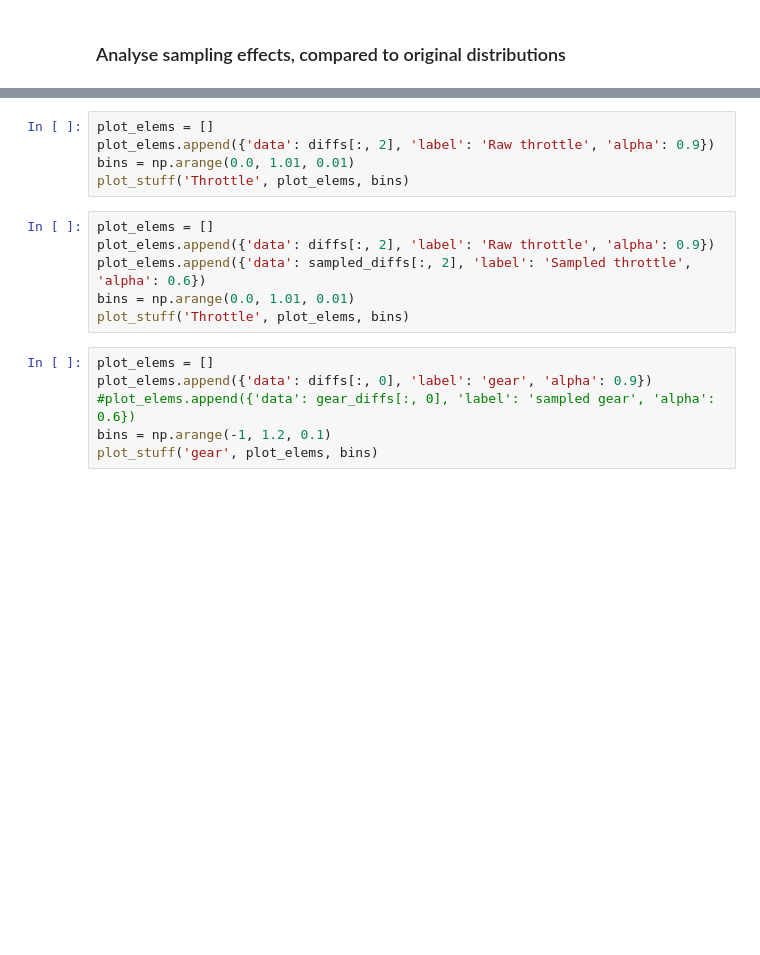
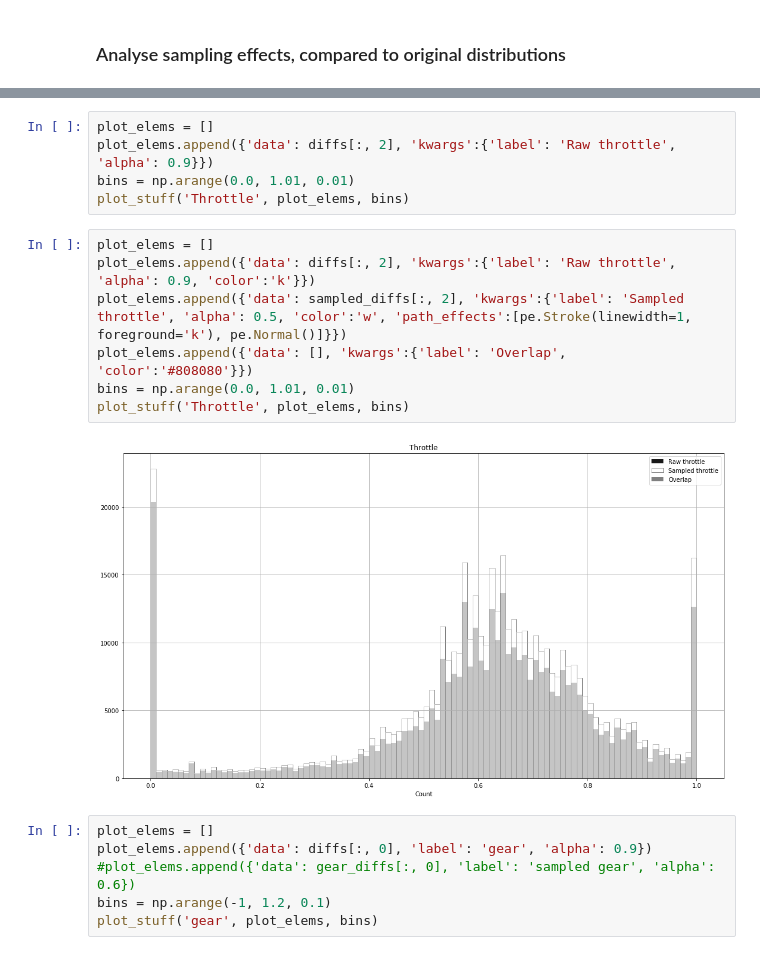
Before and after one commit to martinliivak/RCSnail-AI, a Jupyter notebook: notebooks/generator_data_preparator.ipynb, the cells around one changed output, grey strips where cells are left out. Saved outputs shown, nothing was run; the diff lists cells and outputs as text; blank space fills up the shorter version.

```diff
--- a/notebooks/generator_data_preparator.ipynb
+++ b/notebooks/generator_data_preparator.ipynb
@@ -353,14 +370,17 @@ plot_stuff('Steering', plot_elems, bins)
 # %%
 plot_elems = []
-plot_elems.append({'data': diffs[:, 2], 'label': 'Raw throttle', 'alpha': 0.9})
+plot_elems.append({'data': diffs[:, 2], 'kwargs':{'label': 'Raw throttle', 'alpha': 0.9}})
 bins = np.arange(0.0, 1.01, 0.01)
 plot_stuff('Throttle', plot_elems, bins)
 # %%
 plot_elems = []
-plot_elems.append({'data': diffs[:, 2], 'label': 'Raw throttle', 'alpha': 0.9})
-plot_elems.append({'data': sampled_diffs[:, 2], 'label': 'Sampled throttle', 'alpha': 0.6})
+plot_elems.append({'data': diffs[:, 2], 'kwargs':{'label': 'Raw throttle', 'alpha': 0.9, 'color':'k'}})
+plot_elems.append({'data': sampled_diffs[:, 2], 'kwargs':{'label': 'Sampled throttle', 'alpha': 0.5, 'color':'w', 'path_effects':[pe.Stroke(linewidth=1, foreground='k'), pe.Normal()]}})
+plot_elems.append({'data': [], 'kwargs':{'label': 'Overlap', 'color':'#808080'}})
 bins = np.arange(0.0, 1.01, 0.01)
 plot_stuff('Throttle', plot_elems, bins)
+# %% [output]
+[figure, added]
 # %%
 plot_elems = []
 plot_elems.append({'data': diffs[:, 0], 'label': 'gear', 'alpha': 0.9})
```
Also changed, not shown: parts of 6 cells of this notebook, 4 other files.
